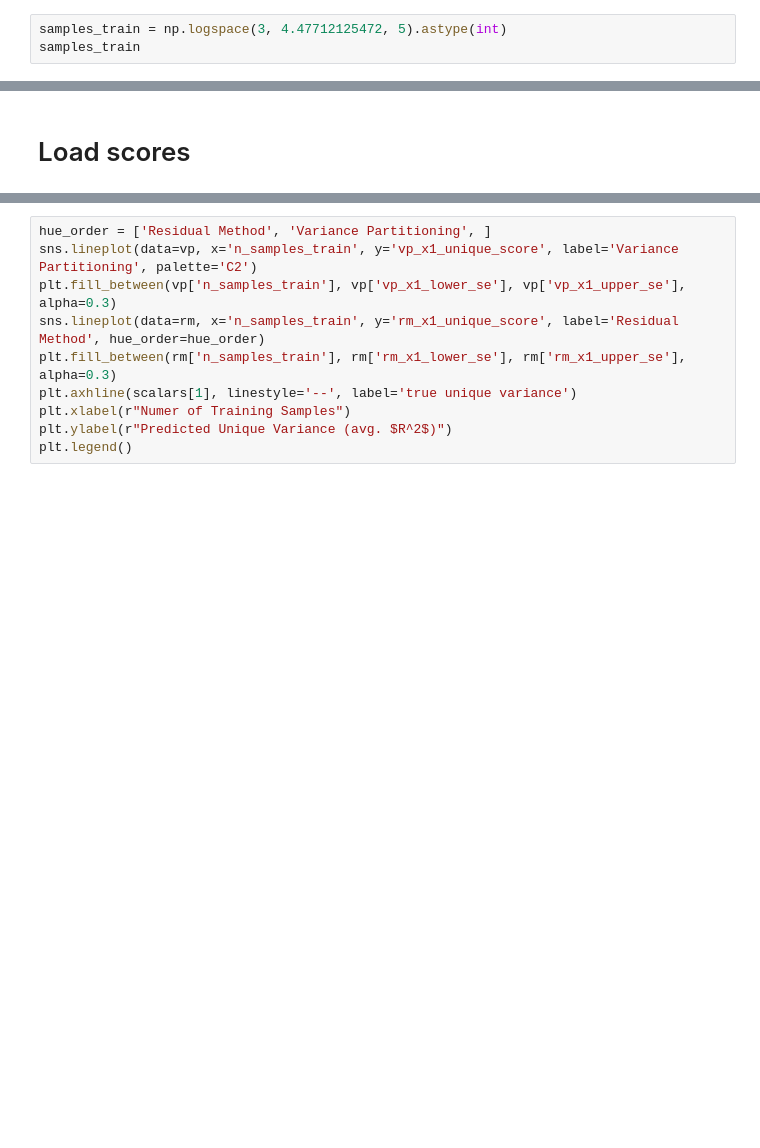
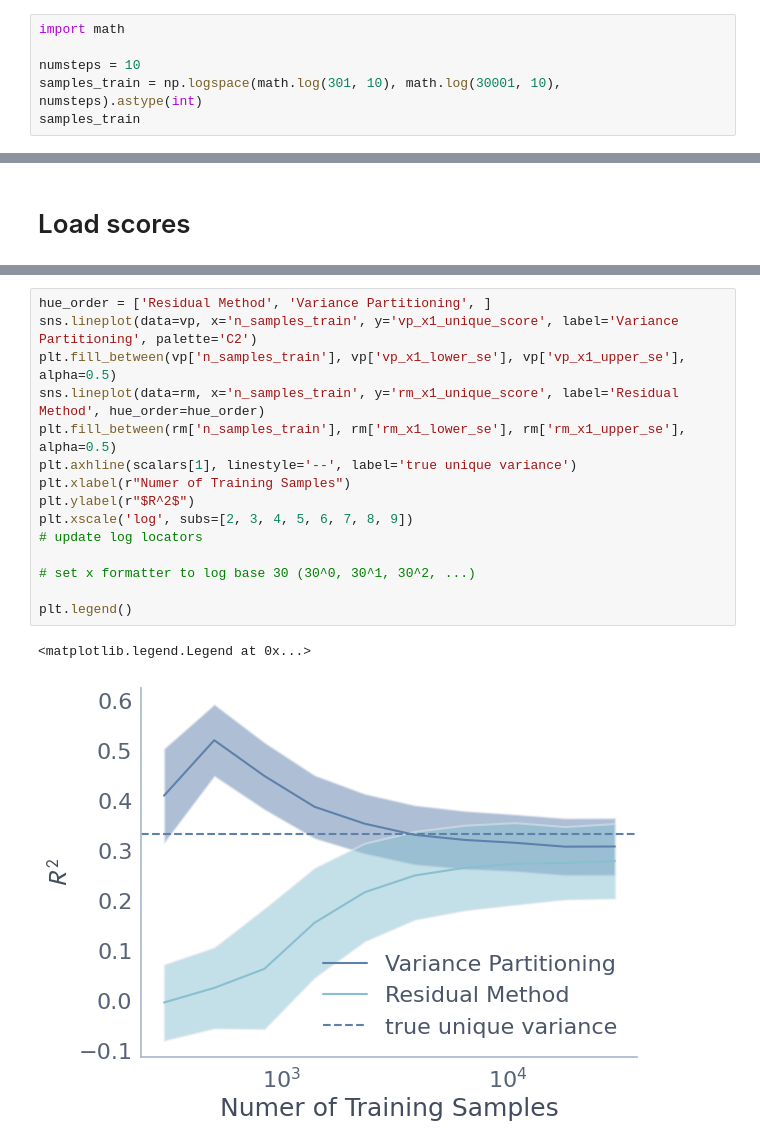
Before and after one commit to leo-schultheiss/compare_variance_residual, a Jupyter notebook: compare_variance_residual/plot_training_samples.ipynb, the cells around one changed output, grey strips where cells are left out. Cells and saved outputs as stored; diff of their text form; blank space fills up the shorter version.

Commit message:
set training samples from 300 to 30000

```diff
--- a/compare_variance_residual/plot_training_samples.ipynb
+++ b/compare_variance_residual/plot_training_samples.ipynb
@@ -73,6 +73,9 @@ noise_target = 0.1
 cv = 10
 alphas = np.logspace(-5, 5, 10)
 # %%
-samples_train = np.logspace(3, 4.47712125472, 5).astype(int)
+import math
+
+numsteps = 10
+samples_train = np.logspace(math.log(301, 10), math.log(30001, 10), numsteps).astype(int)
 samples_train
 # %% [output]
@@ -126,10 +147,18 @@ rm.head()
 # %%
 hue_order = ['Residual Method', 'Variance Partitioning', ]
 sns.lineplot(data=vp, x='n_samples_train', y='vp_x1_unique_score', label='Variance Partitioning', palette='C2')
-plt.fill_between(vp['n_samples_train'], vp['vp_x1_lower_se'], vp['vp_x1_upper_se'], alpha=0.3)
+plt.fill_between(vp['n_samples_train'], vp['vp_x1_lower_se'], vp['vp_x1_upper_se'], alpha=0.5)
 sns.lineplot(data=rm, x='n_samples_train', y='rm_x1_unique_score', label='Residual Method', hue_order=hue_order)
-plt.fill_between(rm['n_samples_train'], rm['rm_x1_lower_se'], rm['rm_x1_upper_se'], alpha=0.3)
+plt.fill_between(rm['n_samples_train'], rm['rm_x1_lower_se'], rm['rm_x1_upper_se'], alpha=0.5)
 plt.axhline(scalars[1], linestyle='--', label='true unique variance')
 plt.xlabel(r"Numer of Training Samples")
-plt.ylabel(r"Predicted Unique Variance (avg. $R^2$)")
+plt.ylabel(r"$R^2$")
+plt.xscale('log', subs=[2, 3, 4, 5, 6, 7, 8, 9])
+# update log locators
+
+# set x formatter to log base 30 (30^0, 30^1, 30^2, ...)
+
 plt.legend()
+# %% [output]
+<matplotlib.legend.Legend at 0x...>
+[figure, added]
```
Also changed, not shown: parts of 3 cells of this notebook.
